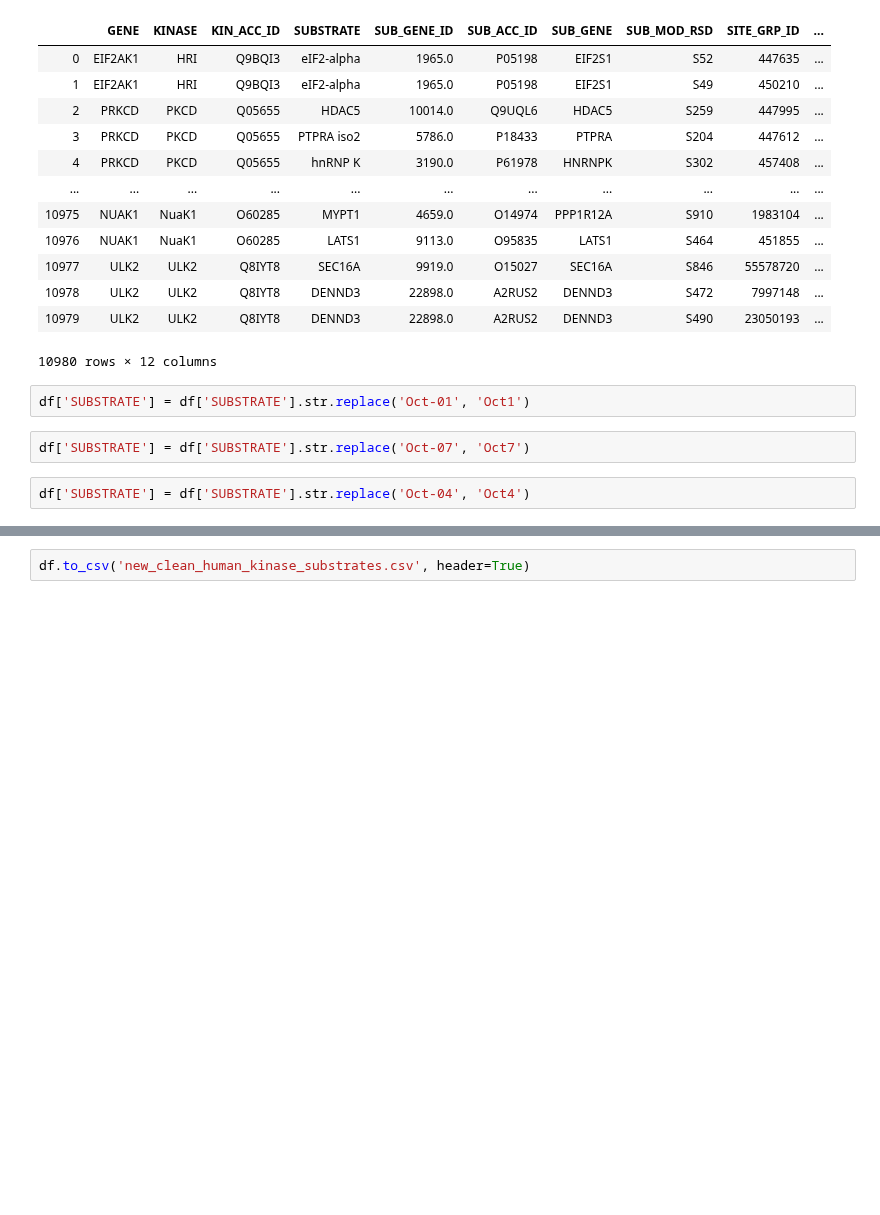
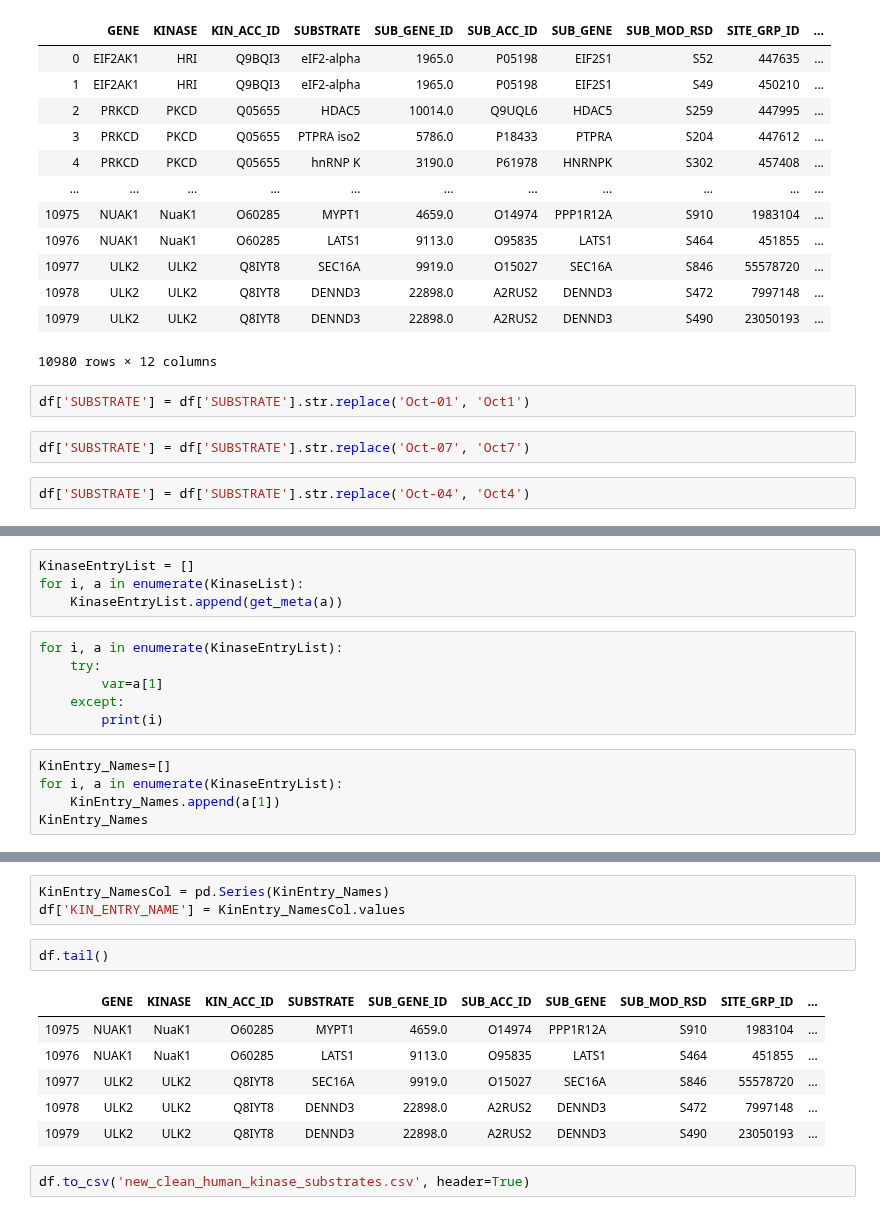
Before and after one commit to SheridanS97/DreamTeam, a Jupyter notebook: Data_mining/Phosphosites/new_clean_human_kinase_substrates.ipynb, the cells around one changed output, grey strips where cells are left out. Drawn from its saved outputs; the diff is of its cells as text; blank space fills up the shorter version.

Commit message:
added in Kin and Sub entry names

```diff
--- a/Data_mining/Phosphosites/new_clean_human_kinase_substrates.ipynb
+++ b/Data_mining/Phosphosites/new_clean_human_kinase_substrates.ipynb
@@ -95,0 +108,15 @@ df['SUBSTRATE'] = df['SUBSTRATE'].str.replace('Oct-04', 'Oct4')
+# %%
+KinaseEntryList = []
+for i, a in enumerate(KinaseList):
+    KinaseEntryList.append(get_meta(a))
+# %%
+for i, a in enumerate(KinaseEntryList):
+    try:
+        var=a[1]
+    except:
+        print(i)
+# %%
+KinEntry_Names=[]
+for i, a in enumerate(KinaseEntryList):
+    KinEntry_Names.append(a[1])
+KinEntry_Names
@@ -96,2 +141,14 @@ df['SUBSTRATE'] = df['SUBSTRATE'].str.replace('Oct-04', 'Oct4')
+# %%
+KinEntry_NamesCol = pd.Series(KinEntry_Names)
+df['KIN_ENTRY_NAME'] = KinEntry_NamesCol.values
+# %%
+df.tail()
+# %% [output]
+|  | GENE | KINASE | KIN_ACC_ID | SUBSTRATE | SUB_GENE_ID | SUB_ACC_ID | SUB_GENE | SUB_MOD_RSD | SITE_GRP_ID | ... |
+| 10975 | NUAK1 | NuaK1 | O60285 | MYPT1 | 4659.0 | O14974 | PPP1R12A | S910 | 1983104 | ... |
+| 10976 | NUAK1 | NuaK1 | O60285 | LATS1 | 9113.0 | O95835 | LATS1 | S464 | 451855 | ... |
+| 10977 | ULK2 | ULK2 | Q8IYT8 | SEC16A | 9919.0 | O15027 | SEC16A | S846 | 55578720 | ... |
+| 10978 | ULK2 | ULK2 | Q8IYT8 | DENND3 | 22898.0 | A2RUS2 | DENND3 | S472 | 7997148 | ... |
+| 10979 | ULK2 | ULK2 | Q8IYT8 | DENND3 | 22898.0 | A2RUS2 | DENND3 | S490 | 23050193 | ... |
 # %%
 df.to_csv('new_clean_human_kinase_substrates.csv', header=True)
```
Also changed, not shown: parts of 7 cells of this notebook.
